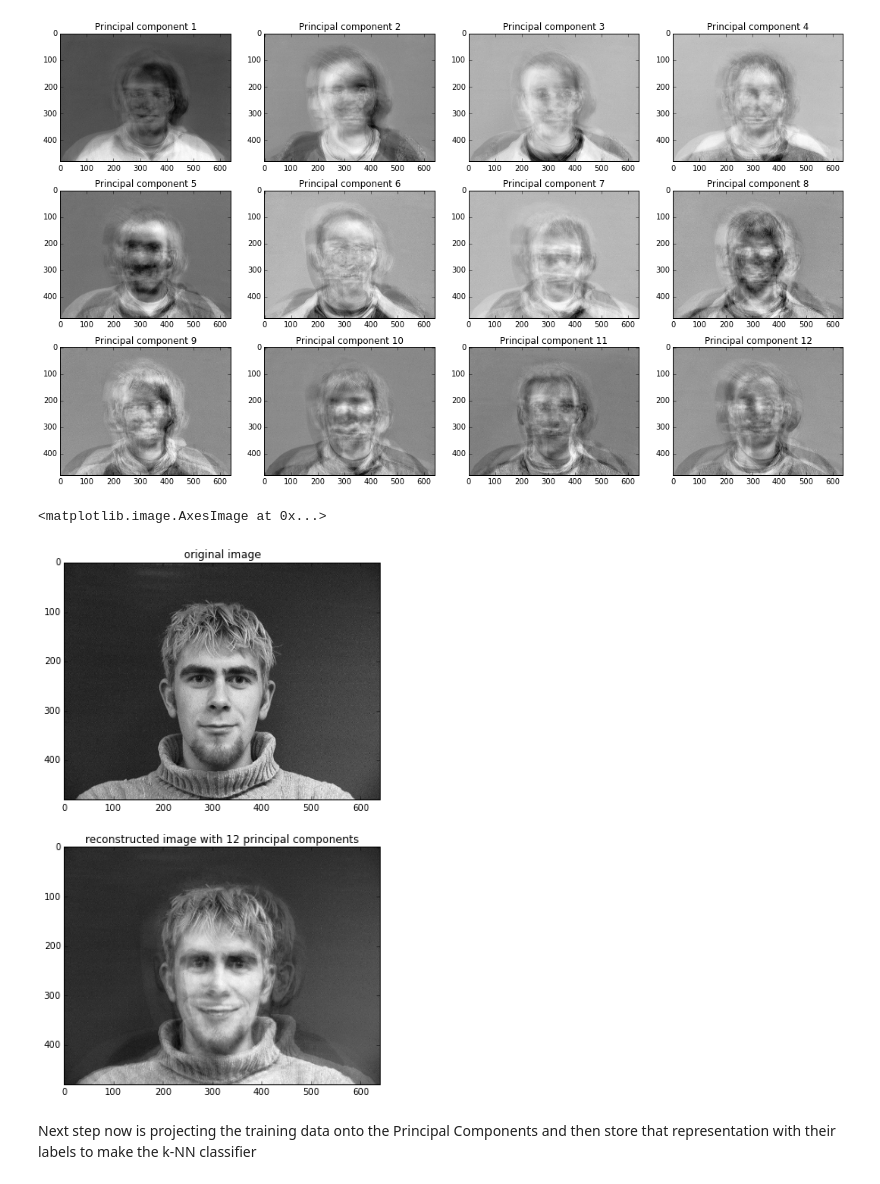
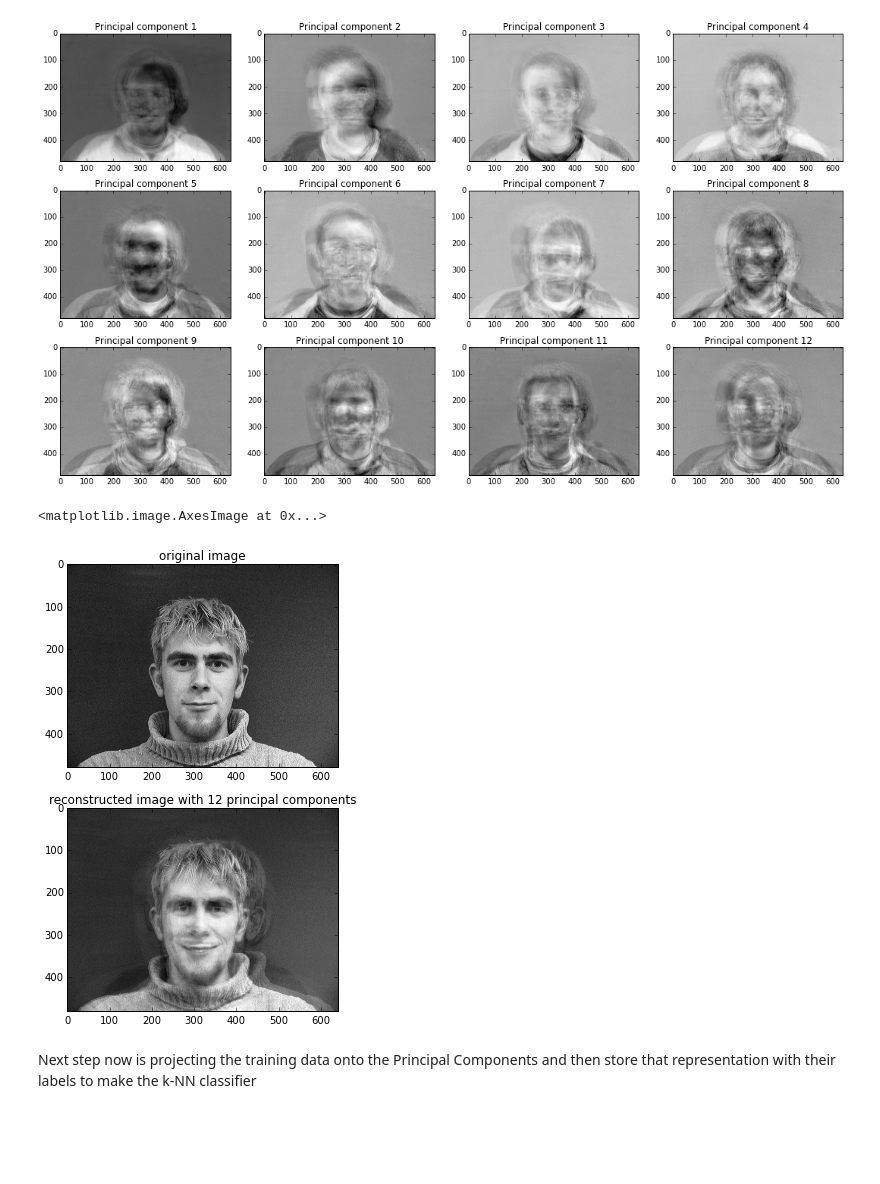
Before and after one commit to santi-pdp/face_recognizer, a Jupyter notebook: Face Recognition.ipynb, the cells around one changed output. Cells and saved outputs as stored; diff of their text form; code cells hidden in the pictures; blank space fills up the shorter version.

Commit message:
Cleaned db error. Reduced figure size in restoring

```diff
--- a/Face Recognition.ipynb
+++ b/Face Recognition.ipynb
@@ -77,28 +75,28 @@ Number of Principal components:  12
 # %%
 #Let me depict the reconstruction of an image by means of the PCA
 #taking into account the P selected principal components
 
 #pick up the first image of the dataset and extract the mean face
 img = np.transpose(pca_faces['X'])[:,0]-m_face
 
 #project onto the Principal Components
 decomposed = np.transpose(img).dot(PC)
 
 #reconstruct the image adding the mean face
 img_reconstructed = m_face + decomposed.dot(np.transpose(PC))
 
 #make both showings to compare original against reconstructed
 fig = plt.gcf()
-fig.set_size_inches(18.5, 10.5)
+fig.set_size_inches(10, 8)
 plt.subplot(2,1,1)
 plt.title('original image')
 plt.imshow((X[:,0]).reshape((i_rows,i_cols),order='F'),cmap=cm.Greys_r)
 plt.subplot(2,1,2)
 plt.title('reconstructed image with ' + str(P) + ' principal components')
 plt.imshow(img_reconstructed.reshape((i_rows,i_cols), order='F'),cmap=cm.Greys_r)
 # %% [output]
 <matplotlib.image.AxesImage at 0x...>
-[figure, old version]
+[figure, new version]
 # %% [markdown]
 Next step now is projecting the training data onto the Principal Components and then store that representation with their labels to make the k-NN classifier
 # %%
```
Also changed, not shown: parts of 1 cell of this notebook.
